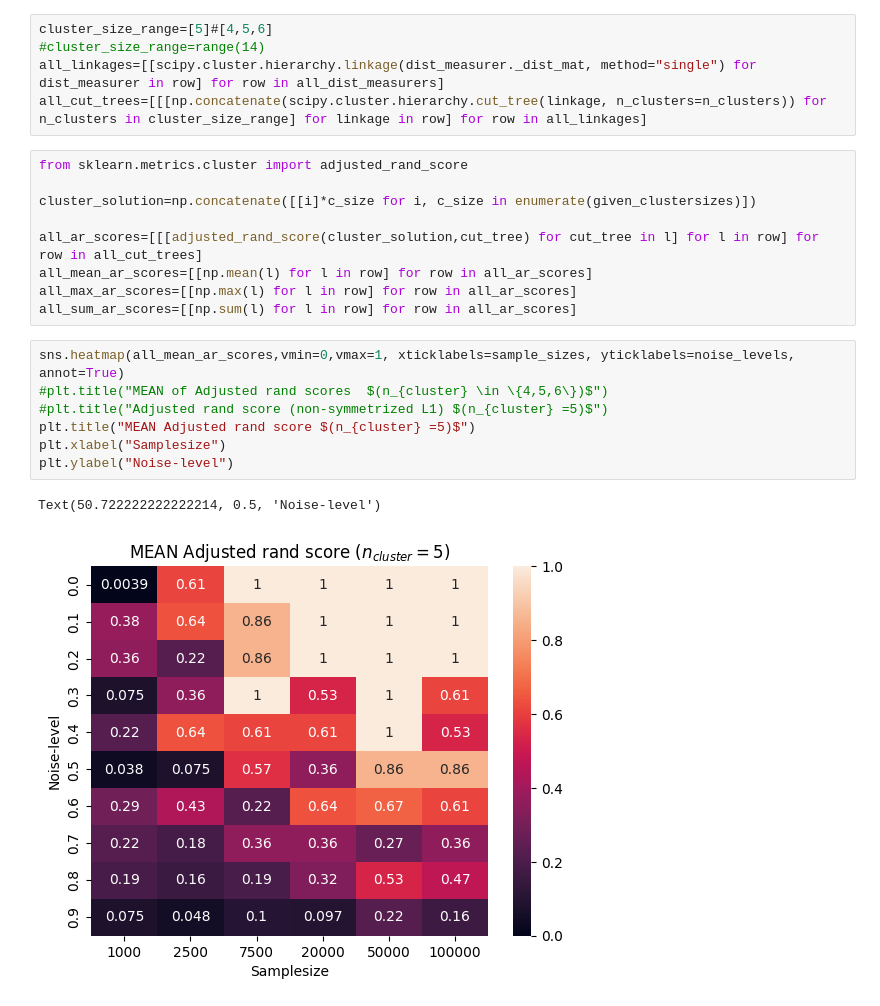
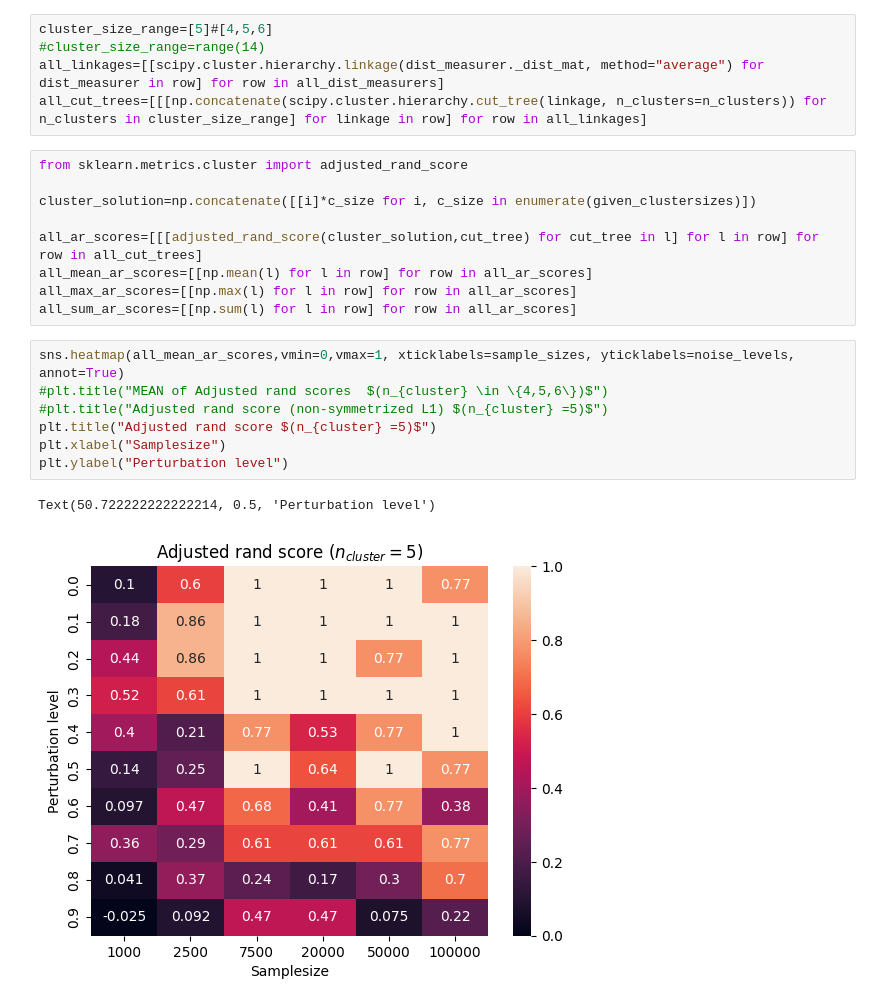
Before and after one commit to MichaelBonart/BachelorThesis, a Jupyter notebook: src/noise_comparison.ipynb, the cells around one changed output. Drawn from its saved outputs; the diff is of its cells as text.

```diff
--- a/src/noise_comparison.ipynb
+++ b/src/noise_comparison.ipynb
@@ -93,7 +93,7 @@ for row in all_dist_measurers:
 # %%
 cluster_size_range=[5]#[4,5,6]
 #cluster_size_range=range(14)
-all_linkages=[[scipy.cluster.hierarchy.linkage(dist_measurer._dist_mat, method="single") for dist_measurer in row] for row in all_dist_measurers]
+all_linkages=[[scipy.cluster.hierarchy.linkage(dist_measurer._dist_mat, method="average") for dist_measurer in row] for row in all_dist_measurers]
 all_cut_trees=[[[np.concatenate(scipy.cluster.hierarchy.cut_tree(linkage, n_clusters=n_clusters)) for n_clusters in cluster_size_range] for linkage in row] for row in all_linkages]
 # %%
 from sklearn.metrics.cluster import adjusted_rand_score
@@ -107,13 +107,13 @@ all_sum_ar_scores=[[np.sum(l) for l in row] for row in all_ar_scores]
 # %%
 sns.heatmap(all_mean_ar_scores,vmin=0,vmax=1, xticklabels=sample_sizes, yticklabels=noise_levels, annot=True)
 #plt.title("MEAN of Adjusted rand scores  $(n_{cluster} \in \{4,5,6\})$")
 #plt.title("Adjusted rand score (non-symmetrized L1) $(n_{cluster} =5)$")
-plt.title("MEAN Adjusted rand score $(n_{cluster} =5)$")
+plt.title("Adjusted rand score $(n_{cluster} =5)$")
 plt.xlabel("Samplesize")
-plt.ylabel("Noise-level")
+plt.ylabel("Perturbation level")
 # %% [output]
-Text(50.722222222222214, 0.5, 'Noise-level')
+Text(50.722222222222214, 0.5, 'Perturbation level')
-[figure, old version]
+[figure, new version]
 # %%
 sns.heatmap(all_max_ar_scores,vmin=0,vmax=1, xticklabels=sample_sizes, yticklabels=noise_levels, annot=True)
 plt.title("MAX of Adjusted rand scores $(n_{cluster} \in \{4,5,6\})$")
```
Also changed, not shown: parts of 5 cells of this notebook, 31 other files.
